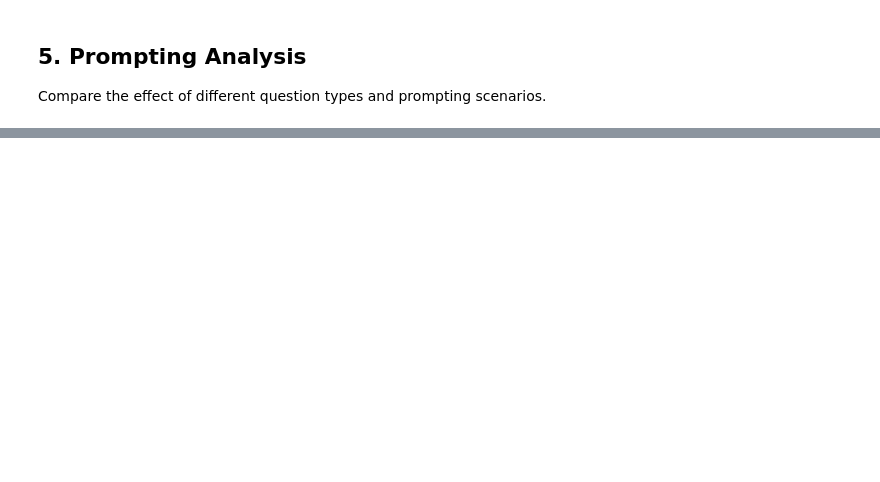
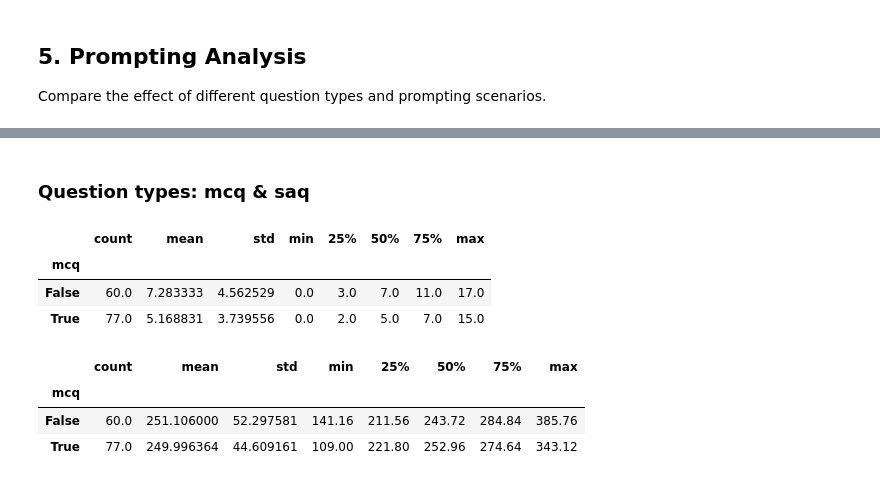
Before and after one commit to lykoerber/Xtemporal-reasoning, a Jupyter notebook: analysis.ipynb, the cells around one changed output, grey strips where cells are left out. Saved outputs shown, nothing was run; the diff lists cells and outputs as text; code cells hidden in the pictures; blank space fills up the shorter version.

```diff
--- a/analysis.ipynb
+++ b/analysis.ipynb
@@ -299,3 +340,19 @@ shots
+# %% [markdown]
+### Question types: mcq & saq
 # %%
 # compare multiple-choice (mcq) and short-answer (saq) questions
-qtypes = dict(tuple(output.groupby('mcq')))
+q_groups = output.groupby('mcq')
+# %%
+q_groups['non_ascii'].describe()
+# %% [output]
+|  | count | mean | std | min | 25% | 50% | 75% | max |
+| mcq |  |  |  |  |  |  |  |  |
+| False | 60.0 | 7.283333 | 4.562529 | 0.0 | 3.0 | 7.0 | 11.0 | 17.0 |
+| True | 77.0 | 5.168831 | 3.739556 | 0.0 | 2.0 | 5.0 | 7.0 | 15.0 |
+# %%
+q_groups['average_len'].describe()
+# %% [output]
+|  | count | mean | std | min | 25% | 50% | 75% | max |
+| mcq |  |  |  |  |  |  |  |  |
+| False | 60.0 | 251.106000 | 52.297581 | 141.16 | 211.56 | 243.72 | 284.84 | 385.76 |
+| True | 77.0 | 249.996364 | 44.609161 | 109.00 | 221.80 | 252.96 | 274.64 | 343.12 |
```
Also changed, not shown: parts of 18 cells of this notebook.
